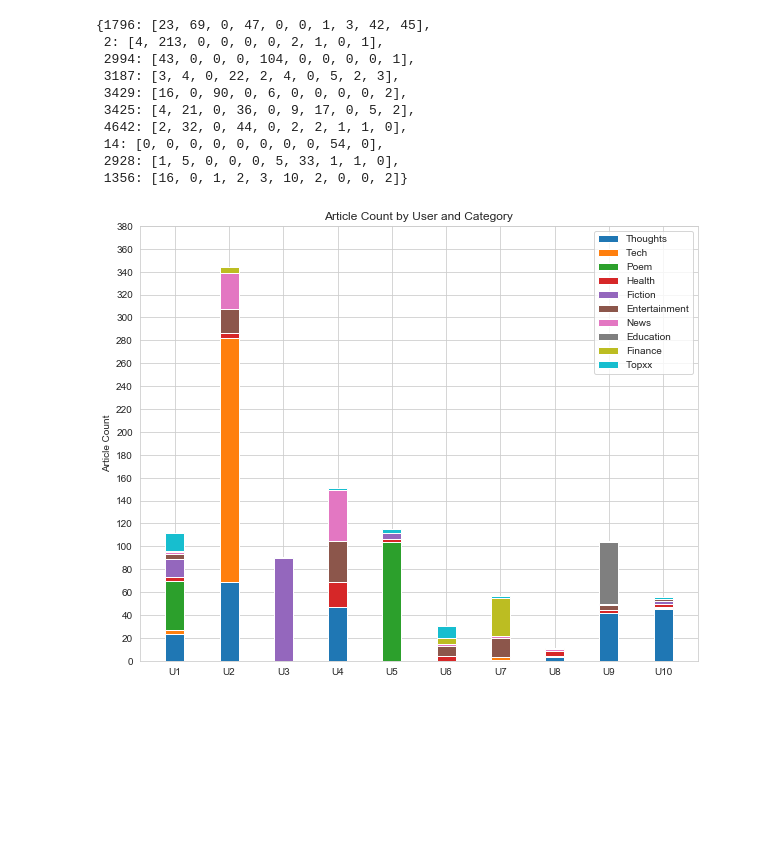
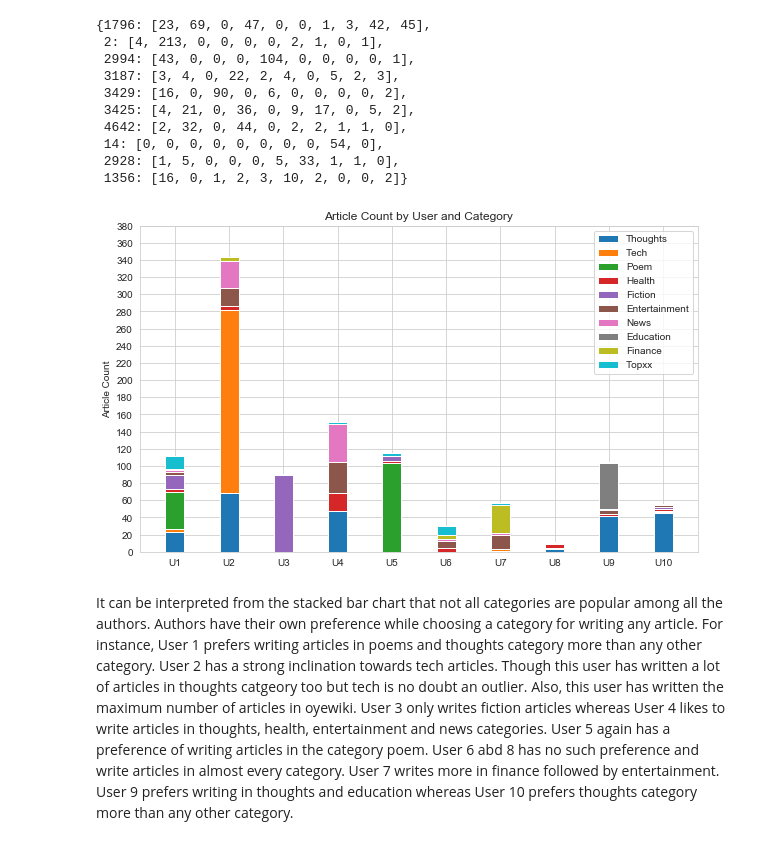
Before and after one commit to chetnakhanna16/oyewiki_ds_analysis, a Jupyter notebook: Oyewiki_Articles.ipynb, the cells around one changed output. Drawn from its saved outputs; the diff is of its cells as text; code cells hidden in the pictures; blank space fills up the shorter version.

```diff
--- a/Oyewiki_Articles.ipynb
+++ b/Oyewiki_Articles.ipynb
@@ -283,8 +312,9 @@ user_dict
  2928: [1, 5, 0, 0, 0, 5, 33, 1, 1, 0],
  1356: [16, 0, 1, 2, 3, 10, 2, 0, 0, 2]}
 # %%
-# user count = 10
-# category count = 10
+# user count = 10 and category count = 10
+
+fig2 = plt.figure(figsize = (10,6))
 
 N = 10
 
@@ -299,9 +329,10 @@ u8 = [0, 0, 0, 0, 0, 0, 0, 0, 54, 0]
 u9 = [1, 5, 0, 0, 0, 5, 33, 1, 1, 0]
 u10 = [16, 0, 1, 2, 3, 10, 2, 0, 0, 2]
 
-ind = np.arange(N)    # the x locations for the groups
-width = 0.35       # the width of the bars: can also be len(x) sequence
+ind = np.arange(N)
+width = 0.35       # the width of the bars
 
+#plotting stacked bars for each user as per article count in each category
 p1 = plt.bar(ind, u1, width)
 p2 = plt.bar(ind, u2, width, bottom=u1)
 
@@ -310,31 +341,34 @@ p3 = plt.bar(ind, u3, width, bottom=u12)
 
 u23 = list(map(sum,zip(u12,u3)))
 p4 = plt.bar(ind, u4, width, bottom=u23)
 
 u34 = list(map(sum,zip(u23,u4)))
 p5 = plt.bar(ind, u5, width, bottom=u34)
 
 u45 = list(map(sum,zip(u34,u5)))
 p6 = plt.bar(ind, u6, width, bottom=u45)
 
 u56 = list(map(sum,zip(u45,u6)))
 p7 = plt.bar(ind, u7, width, bottom=u56)
 
 u67 = list(map(sum,zip(u56,u7)))
 p8 = plt.bar(ind, u8, width, bottom=u67)
 
 u78 = list(map(sum,zip(u67,u8)))
 p9 = plt.bar(ind, u9, width, bottom=u78)
 
 u89 = list(map(sum,zip(u78,u9)))
 p10 = plt.bar(ind, u10, width, bottom=u89)
 
 plt.ylabel('Article Count')
 plt.title('Article Count by User and Category')
 plt.xticks(ind, ('U1', 'U2', 'U3', 'U4', 'U5', 'U6', 'U7', 'U8', 'U9', 'U10'))
 plt.yticks(np.arange(0, 400, 20))
 plt.legend((p1[0], p2[0],p3[0],p4[0],p5[0],p6[0],p7[0],p8[0],p9[0],p10[0]), ('Thoughts','Tech','Poem','Health','Fiction','Entertainment','News','Education','Finance','Topxx'))
 
+fig2.savefig('stack_user_category.png', bbox_inches = "tight")
 plt.show()
 # %% [output]
-[figure, old version]
+[figure, new version]
+# %% [markdown]
+It can be interpreted from the stacked bar chart that not all categories are popular among all the authors. Authors have their own preference while choosing a category for writing any article. For instance, User 1 prefers writing articles in poems and thoughts category more than any other category. User 2 has a strong inclination towards tech articles. Though this user has written a lot of articles in thoughts catgeory too but tech is no doubt an outlier. Also, this user has written the maximum number of articles in oyewiki. User 3 only writes fiction articles whereas User 4 likes to write articles in thoughts, health, entertainment and news categories. User 5 again has a preference of writing articles in the category poem. User 6 abd 8 has no such preference and write articles in almost every category. User 7 writes more in finance followed by entertainment. User 9 prefers writing in thoughts and education whereas User 10 prefers thoughts category more than any other category.
```
Also changed, not shown: parts of 13 cells of this notebook, 5 other files.
